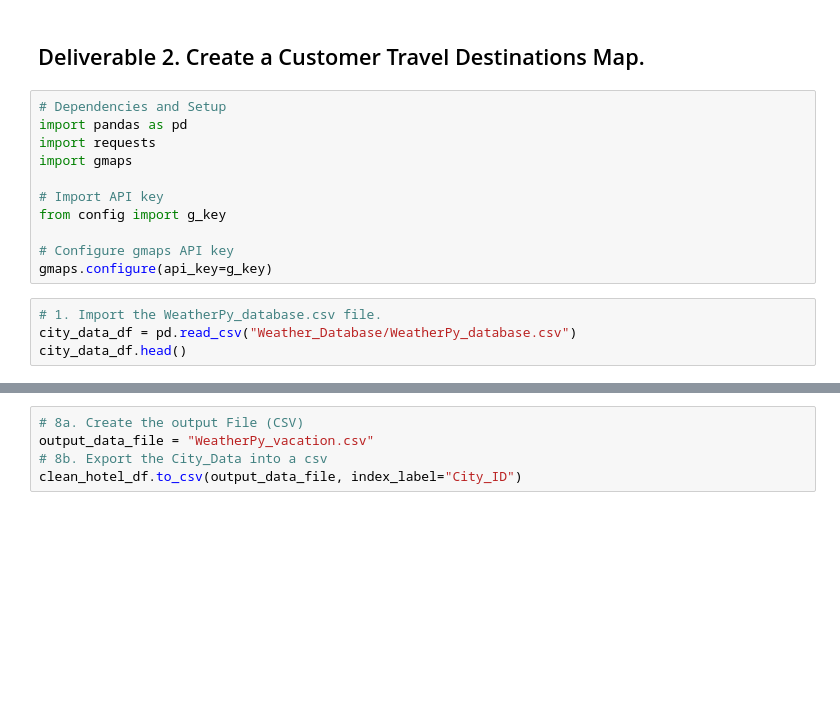
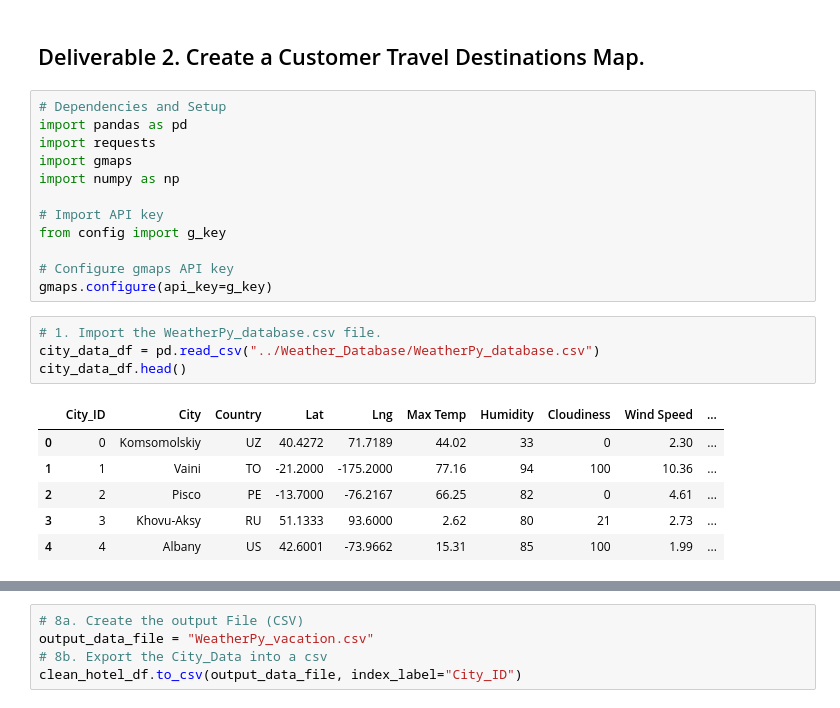
Before and after one commit to robyndook/World_Weather_Analysis, a Jupyter notebook: Vacation_Search/Vacation_Search.ipynb, the cells around one changed output, grey strips where cells are left out. Drawn from its saved outputs; the diff is of its cells as text; blank space fills up the shorter version.

```diff
--- a/Vacation_Search/Vacation_Search.ipynb
+++ b/Vacation_Search/Vacation_Search.ipynb
@@ -5,6 +5,7 @@
 import pandas as pd
 import requests
 import gmaps
+import numpy as np
 
 # Import API key
 from config import g_key
@@ -13,8 +14,15 @@ from config import g_key
 gmaps.configure(api_key=g_key)
 # %%
 # 1. Import the WeatherPy_database.csv file.
-city_data_df = pd.read_csv("Weather_Database/WeatherPy_database.csv")
+city_data_df = pd.read_csv("../Weather_Database/WeatherPy_database.csv")
 city_data_df.head()
+# %% [output]
+|  | City_ID | City | Country | Lat | Lng | Max Temp | Humidity | Cloudiness | Wind Speed | ... |
+| 0 | 0 | Komsomolskiy | UZ | 40.4272 | 71.7189 | 44.02 | 33 | 0 | 2.30 | ... |
+| 1 | 1 | Vaini | TO | -21.2000 | -175.2000 | 77.16 | 94 | 100 | 10.36 | ... |
+| 2 | 2 | Pisco | PE | -13.7000 | -76.2167 | 66.25 | 82 | 0 | 4.61 | ... |
+| 3 | 3 | Khovu-Aksy | RU | 51.1333 | 93.6000 | 2.62 | 80 | 21 | 2.73 | ... |
+| 4 | 4 | Albany | US | 42.6001 | -73.9662 | 15.31 | 85 | 100 | 1.99 | ... |
 # %%
 # 2. Prompt the user to enter minimum and maximum temperature criteria
 # Ask the customer to add a minimum and maximum temperature value.
```
Also changed, not shown: parts of 9 cells of this notebook, 4 other files.
